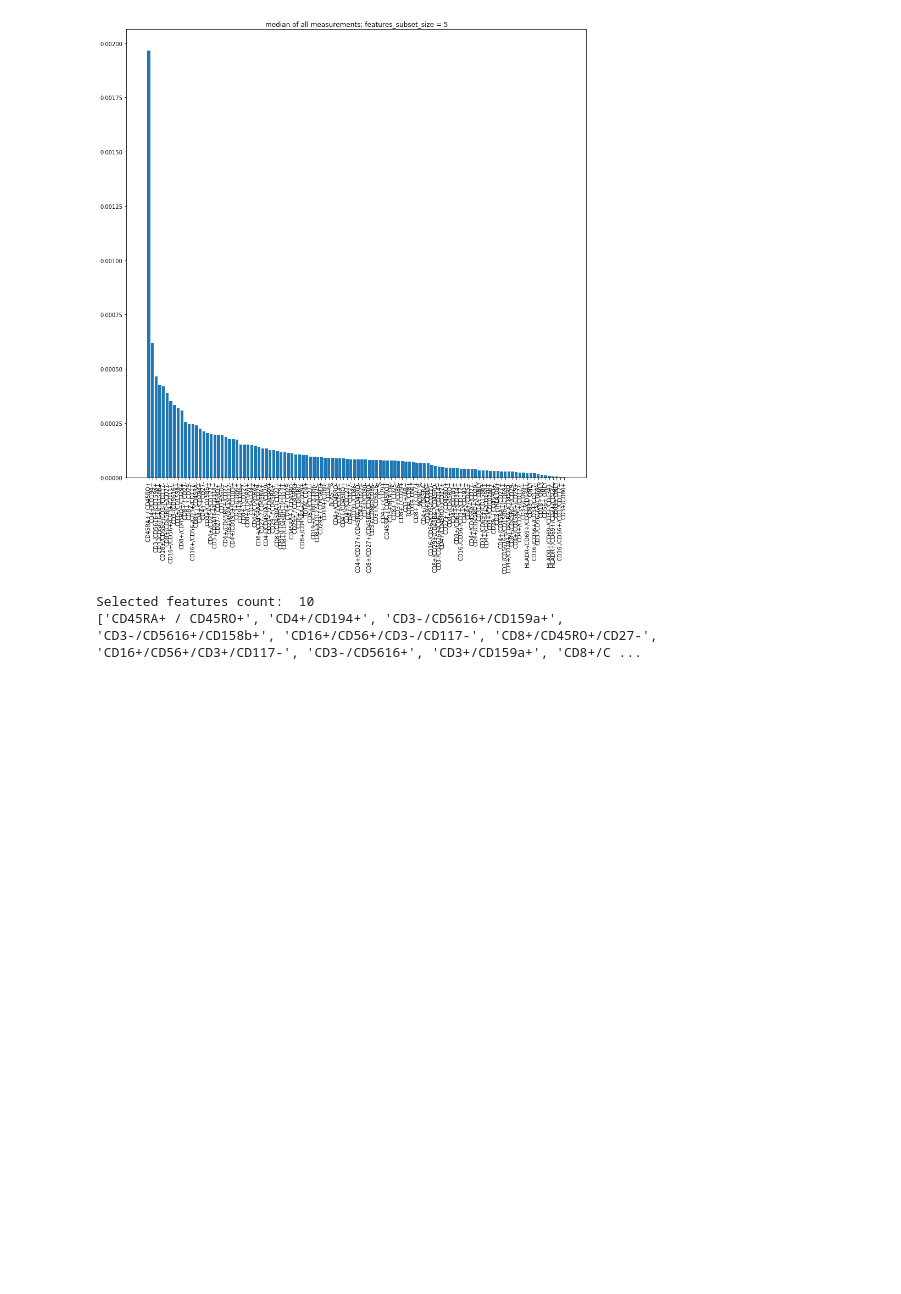
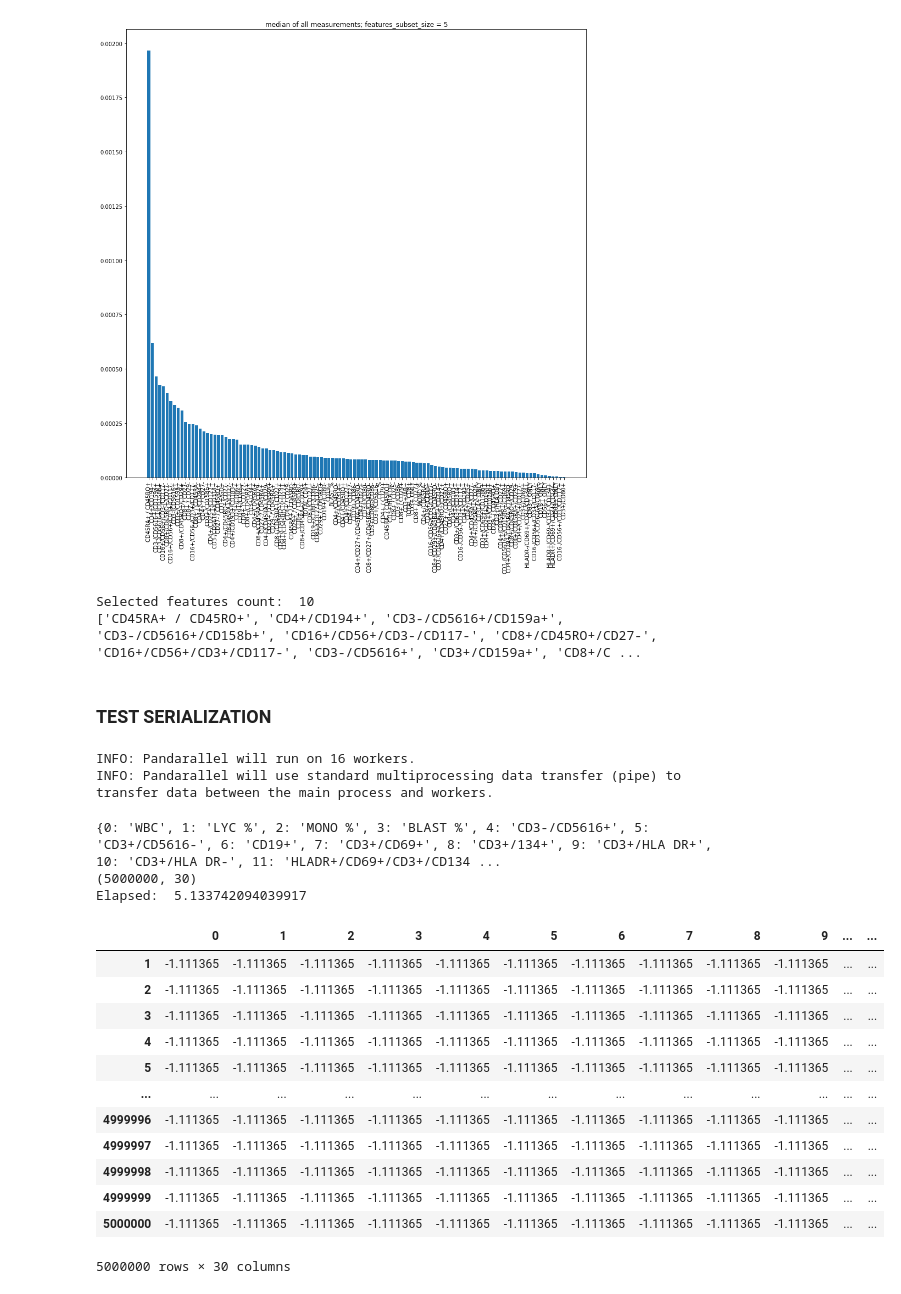
Before and after one commit to pszemkor/FSTool, a Jupyter notebook: PrometheusNotebook/FeatureSelectionNotebook-INFO_BASED.ipynb, the cells around one changed output. Saved outputs shown, nothing was run; the diff lists cells and outputs as text; code cells hidden in the pictures; blank space fills up the shorter version.

```diff
--- a/PrometheusNotebook/FeatureSelectionNotebook-INFO_BASED.ipynb
+++ b/PrometheusNotebook/FeatureSelectionNotebook-INFO_BASED.ipynb
@@ -260,3 +294,82 @@ else:
 [figure]
 Selected features count:  10
 ['CD45RA+ / CD45RO+', 'CD4+/CD194+', 'CD3-/CD5616+/CD159a+', 'CD3-/CD5616+/CD158b+', 'CD16+/CD56+/CD3-/CD117-', 'CD8+/CD45RO+/CD27-', 'CD16+/CD56+/CD3+/CD117-', 'CD3-/CD5616+', 'CD3+/CD159a+', 'CD8+/C ...
+# %% [markdown]
+### TEST SERIALIZATION
+# %%
+iters = 5000000
+pandarallel.initialize(progress_bar=False)
+# %% [output]
+INFO: Pandarallel will run on 16 workers.
+INFO: Pandarallel will use standard multiprocessing data transfer (pipe) to transfer data between the main process and workers.
+# %%
+##### TESTING CODE ########
+PATIENTS_COUNT = 1
+SUBSETS_SIZES = [15]
+FEATURES_COUNT = m.shape[1]
+
+start = time.time()
+for features_subset_size in SUBSETS_SIZES:
+    feature_ind_to_name = collect_ind_to_name(m)
+
+    all_measurements = dict()
+    importance_per_patient=dict()
+    for patient_ind in range(PATIENTS_COUNT):
+        # perform FS algorithm
+#         print("k = ", features_subset_size, ", patient = ", patient_ind)
+        d = pd.DataFrame(-1.1113651763591781748, index=np.arange(2*features_subset_size), columns=[i+1 for i in range(iters)])
+        d = d.transpose()
+
+        d.columns = d.columns.astype(str)
+        d.to_parquet('some_data')
+
+        print(d.shape)
+#         print(d)
+
+#         d = d.parallel_apply(lambda col: func_(col, m, m2, FEATURES_COUNT, patient_ind, features_subset_size), axis=1)
+
+#         # collect results
+#         feature_ind_vals = defaultdict(list)
+#         d.apply(lambda row: collect_statistics(row,feature_ind_vals, features_subset_size))
+#         feature_median = get_score(feature_ind_vals, feature_ind_to_name, all_measurements)
+# #         save_feats(features_subset_size, patient_ind, [(k,v) for k,v in feature_median.items()] )
+
+#     all_measurements_medians = dict()
+#     for feature_ind, vals in all_measurements.items():
+#         median = np.median(vals)
+#         if median > 0 and median != np.inf:
+#             all_measurements_medians[feature_ind] = median
+
+#     selected_fs, iind_val = plot_dict(all_measurements_medians, feature_ind_to_name, "median of all measurements; features_subset_size = " + str(features_subset_size))
+#     iind_median = np.median(iind_val)
+#     selected_fs_reduced = list(map(lambda x: x[0],filter(lambda x: x[1] >= iind_median, zip(selected_fs, iind_val))))
+
+#     if selected_fs_reduced:
+#         print("Selected features count: ", len(selected_fs_reduced))
+#         print(selected_fs_reduced)
+# #         df_selected = df[selected_fs_reduced]
+# #         test_classifiers(df_selected, labels)
+#     else:
+#         print("selected_fs_reduced was empty for k = ", features_subset_size)
+end = time.time()
+print('Elapsed: ', end - start)
+# %% [output]
+{0: 'WBC', 1: 'LYC %', 2: 'MONO %', 3: 'BLAST %', 4: 'CD3-/CD5616+', 5: 'CD3+/CD5616-', 6: 'CD19+', 7: 'CD3+/CD69+', 8: 'CD3+/134+', 9: 'CD3+/HLA DR+', 10: 'CD3+/HLA DR-', 11: 'HLADR+/CD69+/CD3+/CD134 ...
+(5000000, 30)
+Elapsed:  5.133742094039917
+# %%
+d
+# %% [output]
+|  | 0 | 1 | 2 | 3 | 4 | 5 | 6 | 7 | 8 | 9 | ... | ... |
+| 1 | -1.111365 | -1.111365 | -1.111365 | -1.111365 | -1.111365 | -1.111365 | -1.111365 | -1.111365 | -1.111365 | -1.111365 | ... | ... |
+| 2 | -1.111365 | -1.111365 | -1.111365 | -1.111365 | -1.111365 | -1.111365 | -1.111365 | -1.111365 | -1.111365 | -1.111365 | ... | ... |
+| 3 | -1.111365 | -1.111365 | -1.111365 | -1.111365 | -1.111365 | -1.111365 | -1.111365 | -1.111365 | -1.111365 | -1.111365 | ... | ... |
+| 4 | -1.111365 | -1.111365 | -1.111365 | -1.111365 | -1.111365 | -1.111365 | -1.111365 | -1.111365 | -1.111365 | -1.111365 | ... | ... |
+| 5 | -1.111365 | -1.111365 | -1.111365 | -1.111365 | -1.111365 | -1.111365 | -1.111365 | -1.111365 | -1.111365 | -1.111365 | ... | ... |
+| ... | ... | ... | ... | ... | ... | ... | ... | ... | ... | ... | ... | ... |
+| 4999996 | -1.111365 | -1.111365 | -1.111365 | -1.111365 | -1.111365 | -1.111365 | -1.111365 | -1.111365 | -1.111365 | -1.111365 | ... | ... |
+| 4999997 | -1.111365 | -1.111365 | -1.111365 | -1.111365 | -1.111365 | -1.111365 | -1.111365 | -1.111365 | -1.111365 | -1.111365 | ... | ... |
+| 4999998 | -1.111365 | -1.111365 | -1.111365 | -1.111365 | -1.111365 | -1.111365 | -1.111365 | -1.111365 | -1.111365 | -1.111365 | ... | ... |
+| 4999999 | -1.111365 | -1.111365 | -1.111365 | -1.111365 | -1.111365 | -1.111365 | -1.111365 | -1.111365 | -1.111365 | -1.111365 | ... | ... |
+| 5000000 | -1.111365 | -1.111365 | -1.111365 | -1.111365 | -1.111365 | -1.111365 | -1.111365 | -1.111365 | -1.111365 | -1.111365 | ... | ... |
+5000000 rows × 30 columns
```
Also changed, not shown: parts of 12 cells of this notebook, 3 other files.
